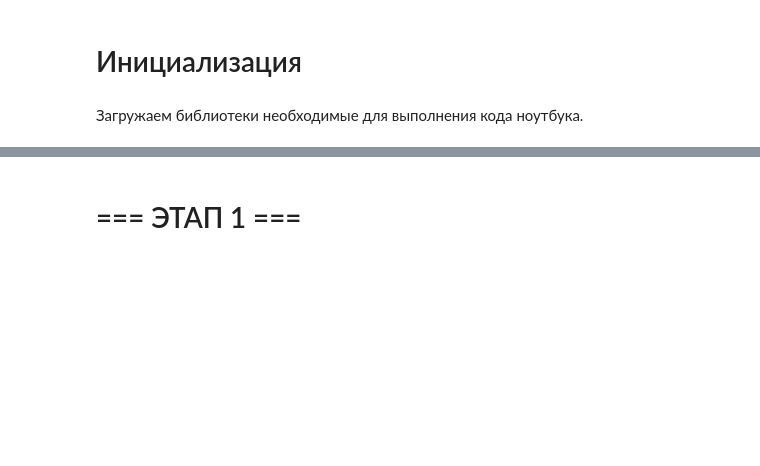
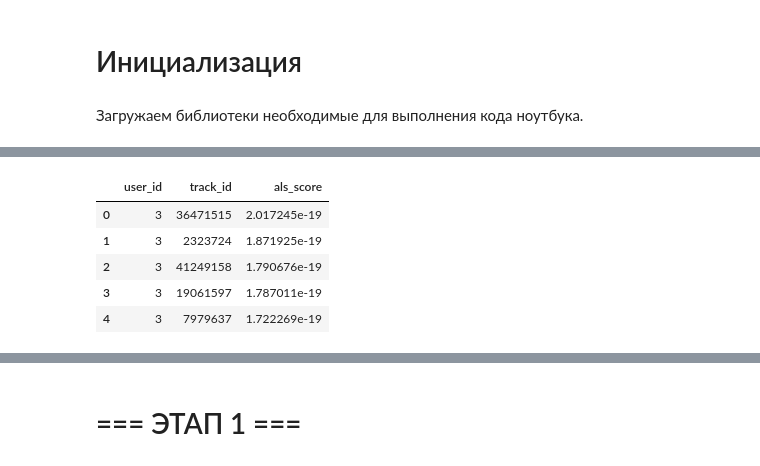
Before and after one commit to Valeron365/mle-project-sprint-4-v001-1, a Jupyter notebook: recommendations.ipynb, the cells around one changed output, grey strips where cells are left out. Cells and saved outputs as stored; diff of their text form; code cells hidden in the pictures; blank space fills up the shorter version.

```diff
--- a/recommendations.ipynb
+++ b/recommendations.ipynb
@@ -27,0 +50,9 @@ RANDOM_STATE = 42
+# %%
+personal_recs.head()
+# %% [output]
+|  | user_id | track_id | als_score |
+| 0 | 3 | 36471515 | 2.017245e-19 |
+| 1 | 3 | 2323724 | 1.871925e-19 |
+| 2 | 3 | 41249158 | 1.790676e-19 |
+| 3 | 3 | 19061597 | 1.787011e-19 |
+| 4 | 3 | 7979637 | 1.722269e-19 |
```
Also changed, not shown: parts of 21 cells of this notebook, 6 other files.
